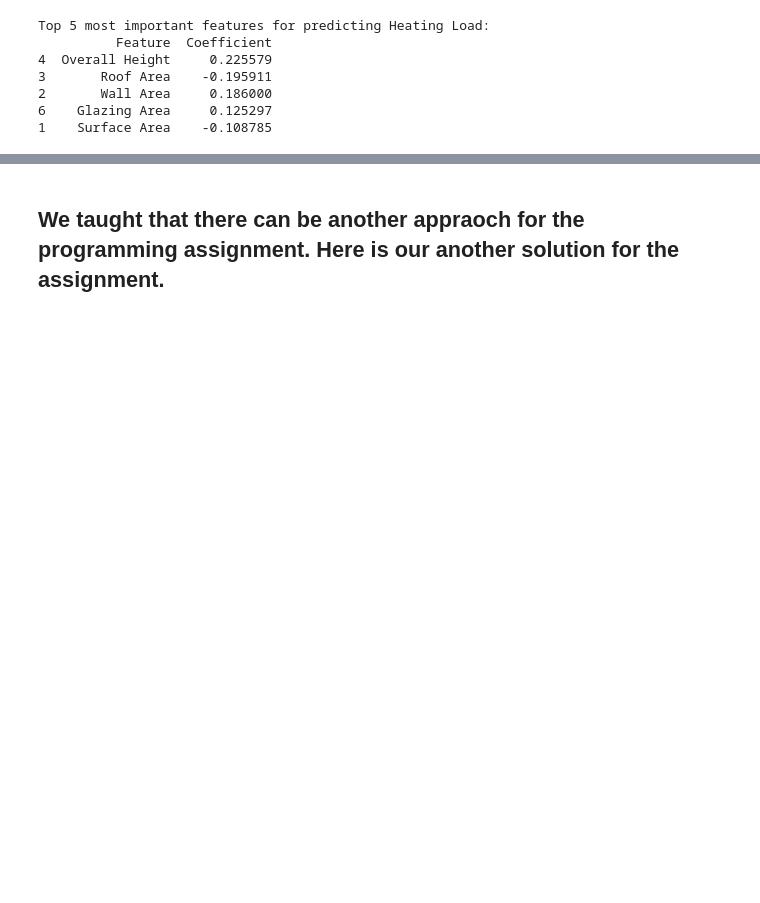
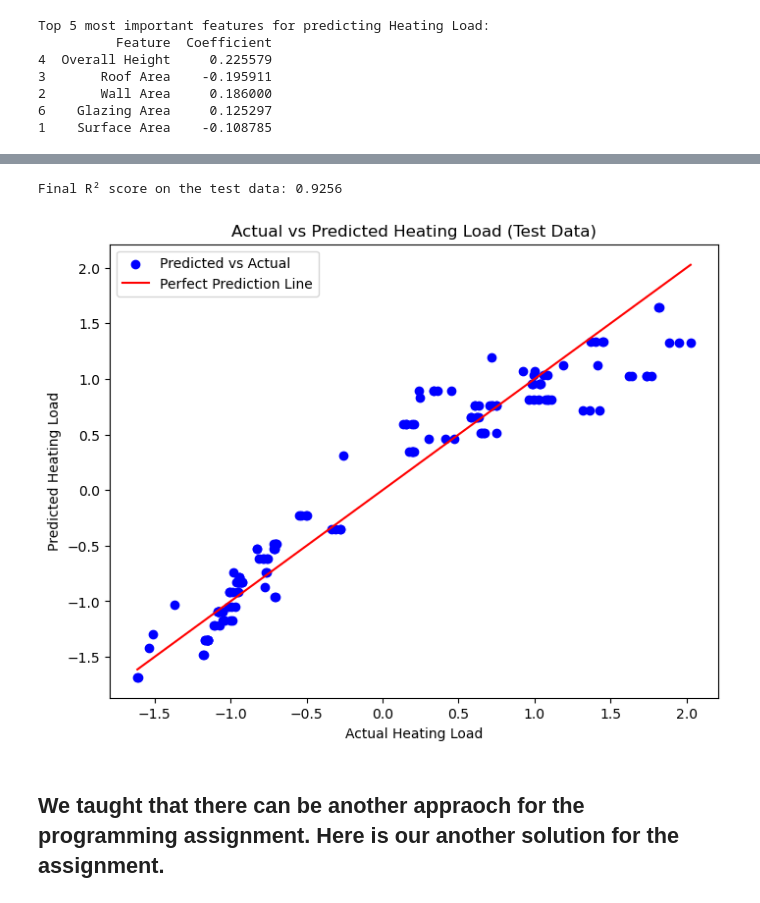
Before and after one commit to Ctrl-Shift-AJ/Emerging-Technologies-Elective-Programming-Assignments, a Jupyter notebook: Programming Assignment No. 2/Programming_Assignment_2.ipynb, the cells around one changed output, grey strips where cells are left out. Cells and saved outputs as stored; diff of their text form; code cells hidden in the pictures; blank space fills up the shorter version.

```diff
--- a/Programming Assignment No. 2/Programming_Assignment_2.ipynb
+++ b/Programming Assignment No. 2/Programming_Assignment_2.ipynb
@@ -287,3 +401,44 @@ Top 5 most important features for predicting Heating Load:
+# %%
+# Combine the training and validation data
+X_train_val = pd.concat([X_train, X_val])
+y1_train_val = pd.concat([y1_train, y1_val])
+
+# Train the final model using the best alpha and combined training + validation data
+final_model = Ridge(alpha=best_alpha)
+final_model.fit(X_train_val, y1_train_val)  # Train the model
+
+# Predict the heating load on the test data
+y1_test_pred = final_model.predict(X_test)
+
+# Calculate the R² score for the test data
+r2_test = r2_score(y1_test, y1_test_pred)
+
+# Print the R² score for the test data
+print(f"Final R² score on the test data: {r2_test:.4f}")
+# %% [output]
+Final R² score on the test data: 0.9256
+# %%
+#  NOT SURE KUNG TAMA 'TO
+
+#  Create the plot
+plt.figure(figsize=(8, 6))
+
+# Scatter plot of true vs predicted values
+plt.scatter(y1_test, y1_test_pred, color='blue', label='Predicted vs Actual')
+
+# Plot the perfect prediction line (y = x)
+plt.plot([min(y1_test), max(y1_test)], [min(y1_test), max(y1_test)], color='red', label='Perfect Prediction Line')
+
+# Add labels and title
+plt.xlabel('Actual Heating Load')
+plt.ylabel('Predicted Heating Load')
+plt.title('Actual vs Predicted Heating Load (Test Data)')
+plt.legend()
+
+# Show the plot
+plt.show()
+# %% [output]
+[figure, added]
 # %% [markdown]
 ## We taught that there can be another appraoch for the programming assignment. Here is our another solution for the assignment.
 # %%
```
Also changed, not shown: parts of 7 cells of this notebook.
